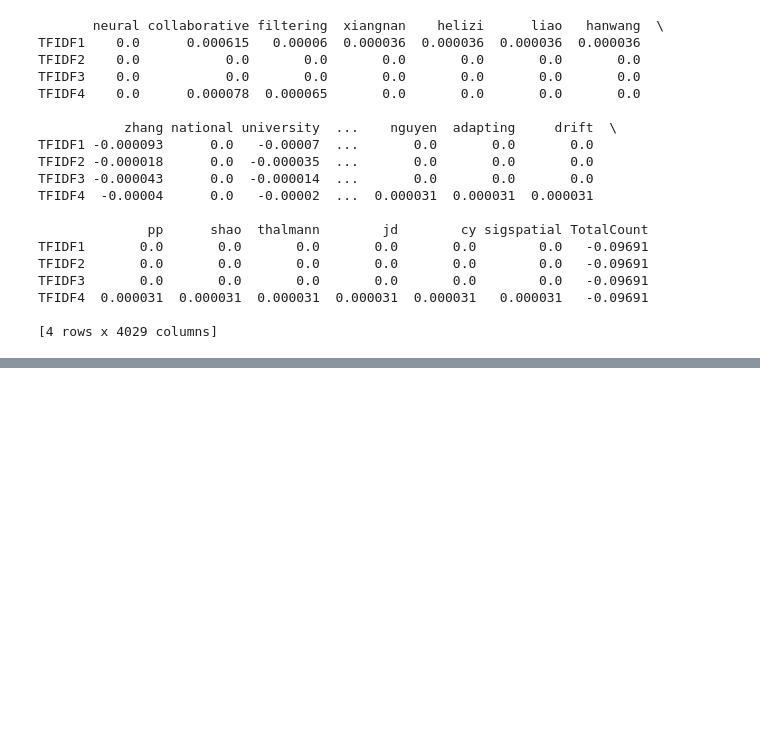
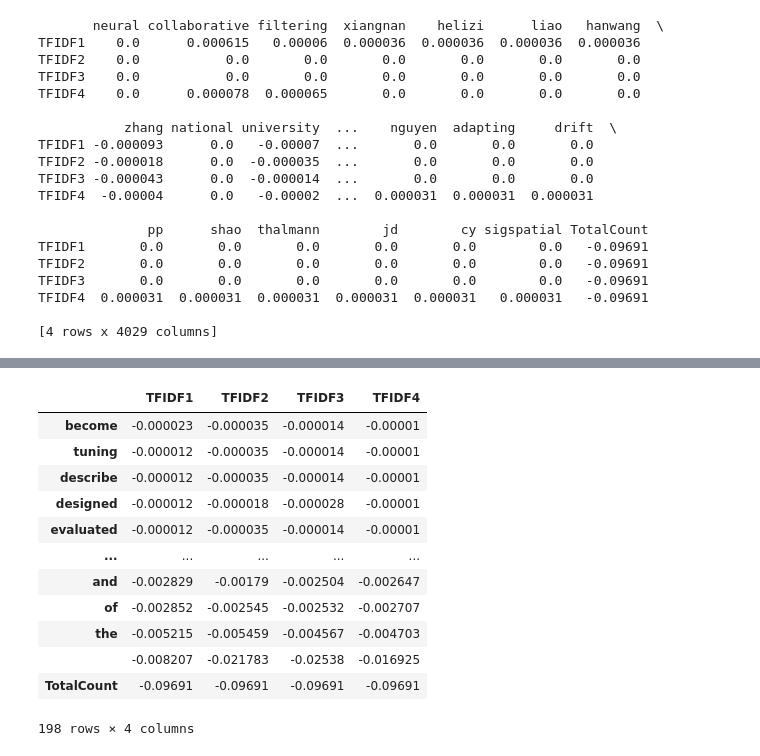
Before and after one commit to youareeverysingleday/MachineLearningAssignments, a Jupyter notebook: codes/5RecommondationSystem/1SimpleTFIDFExample.ipynb, the cells around one changed output, grey strips where cells are left out. Cells and saved outputs as stored; diff of their text form; code cells hidden in the pictures; blank space fills up the shorter version.

```diff
--- a/codes/5RecommondationSystem/1SimpleTFIDFExample.ipynb
+++ b/codes/5RecommondationSystem/1SimpleTFIDFExample.ipynb
@@ -454,0 +534,22 @@ IFIDF.loc['TFIDF4'].T.to_csv("../../data/TFIDF/P4_TFIDF.csv")
+# %%
+# 提取非专业词汇
+
+NonprofessionalWords = IFIDF_T.loc[(IFIDF_T['TFIDF1']<0)
+                                & (IFIDF_T['TFIDF2']<0)
+                                & (IFIDF_T['TFIDF3']<0)
+                                & (IFIDF_T['TFIDF4']<0)]
+NonprofessionalWords
+# %% [output]
+|  | TFIDF1 | TFIDF2 | TFIDF3 | TFIDF4 |
+| become | -0.000023 | -0.000035 | -0.000014 | -0.00001 |
+| tuning | -0.000012 | -0.000035 | -0.000014 | -0.00001 |
+| describe | -0.000012 | -0.000035 | -0.000014 | -0.00001 |
+| designed | -0.000012 | -0.000018 | -0.000028 | -0.00001 |
+| evaluated | -0.000012 | -0.000035 | -0.000014 | -0.00001 |
+| ... | ... | ... | ... | ... |
+| and | -0.002829 | -0.00179 | -0.002504 | -0.002647 |
+| of | -0.002852 | -0.002545 | -0.002532 | -0.002707 |
+| the | -0.005215 | -0.005459 | -0.004567 | -0.004703 |
+|  | -0.008207 | -0.021783 | -0.02538 | -0.016925 |
+| TotalCount | -0.09691 | -0.09691 | -0.09691 | -0.09691 |
+198 rows × 4 columns
```
Also changed, not shown: parts of 16 cells of this notebook, 3 other files.
